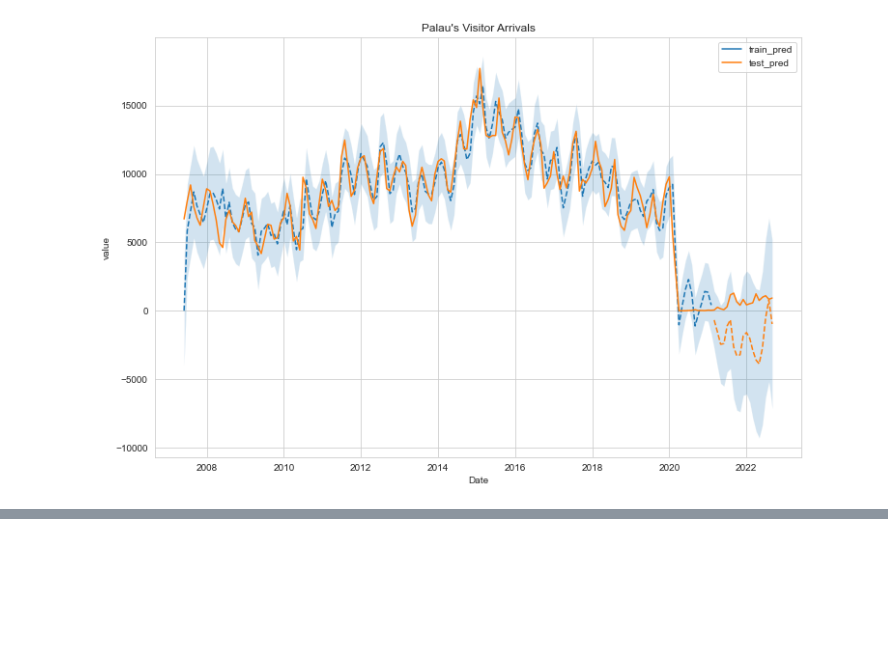
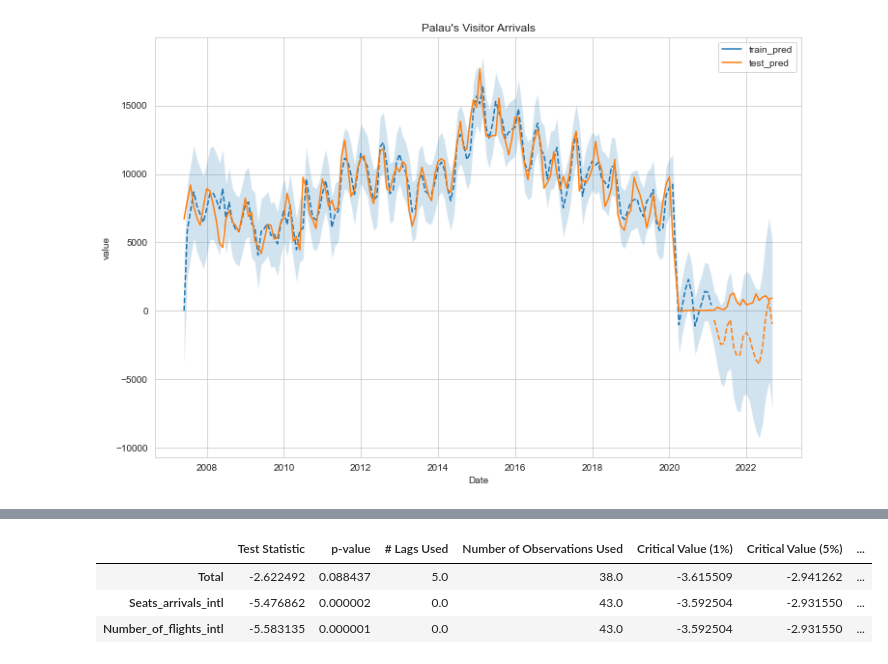
Before and after one commit to worldbank/pacific-observatory, a Jupyter notebook: scripts/notebooks/Tourism/modelling/palau(demo).ipynb, the cells around one changed output, grey strips where cells are left out. Saved outputs shown, nothing was run; the diff lists cells and outputs as text; code cells hidden in the pictures; blank space fills up the shorter version.

```diff
--- a/scripts/notebooks/Tourism/modelling/palau(demo).ipynb
+++ b/scripts/notebooks/Tourism/modelling/palau(demo).ipynb
@@ -418,0 +437,9 @@ plt.title("Palau's Visitor Arrivals")
+# %%
+palau_diff = palau_merged[["Total", "Seats_arrivals_intl", "Number_of_flights_intl"]].diff().dropna()
+palau_diff["Date"] = palau_merged["Date"][1:]
+get_adf_df(palau_diff, ["Total", "Seats_arrivals_intl", "Number_of_flights_intl"])
+# %% [output]
+|  | Test Statistic | p-value | # Lags Used | Number of Observations Used | Critical Value (1%) | Critical Value (5%) | ... |
+| Total | -2.622492 | 0.088437 | 5.0 | 38.0 | -3.615509 | -2.941262 | ... |
+| Seats_arrivals_intl | -5.476862 | 0.000002 | 0.0 | 43.0 | -3.592504 | -2.931550 | ... |
+| Number_of_flights_intl | -5.583135 | 0.000001 | 0.0 | 43.0 | -3.592504 | -2.931550 | ... |
```
Also changed, not shown: parts of 20 cells of this notebook, 4 other files.
